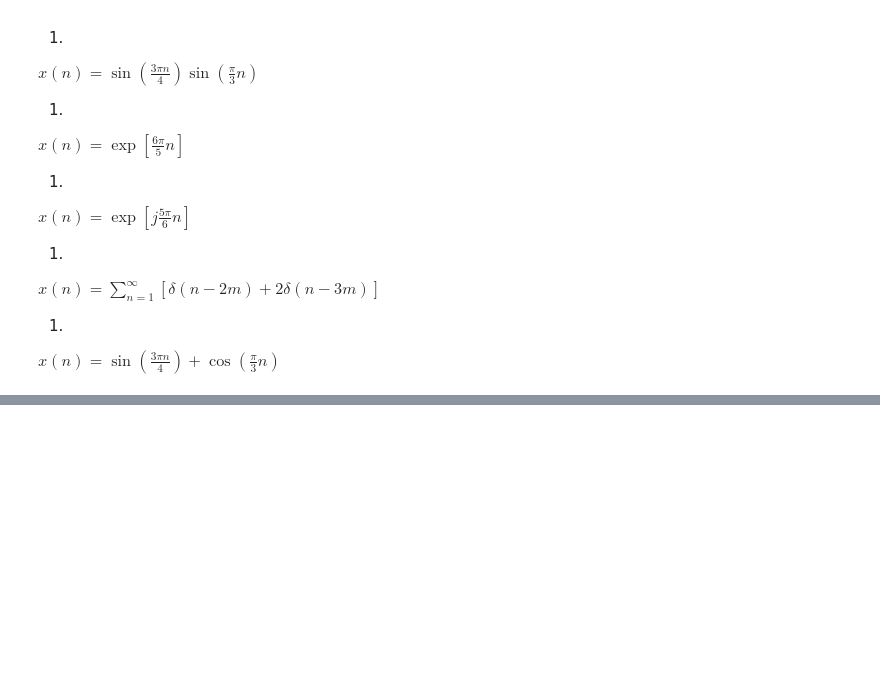
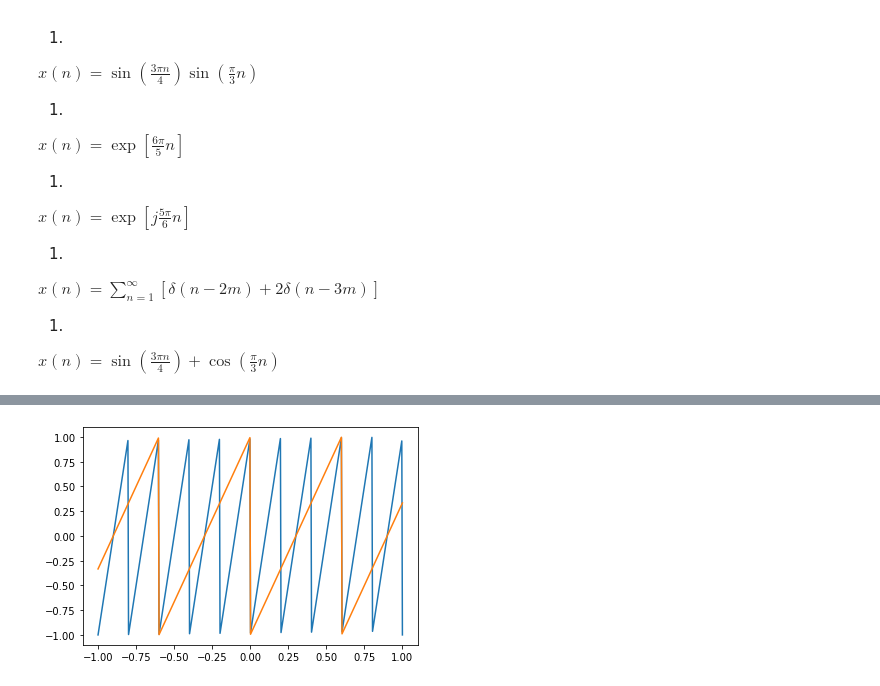
Before and after one commit to Pataweepr/ComEngMath2, a Jupyter notebook: (ComEngMath2)Lab4.ipynb, the cells around one changed output, grey strips where cells are left out. Drawn from its saved outputs; the diff is of its cells as text; code cells hidden in the pictures; blank space fills up the shorter version.

```diff
--- a/(ComEngMath2)Lab4.ipynb
+++ b/(ComEngMath2)Lab4.ipynb
@@ -120,0 +135,11 @@ $x(n) = \sin \left( \frac{3\pi n}{4}\right) + \cos \left( \frac{\pi}{3} n \right
+# %%
+t = np.linspace(-1, 1, 500)
+plt.plot(t, signal.sawtooth(2 * np.pi * 5 * t))
+
+scalring = 3
+## TODO : writing code time scaling
+
+plt.plot(t, signal.sawtooth(2 * np.pi * 5 * t/scalring))
+plt.show()
+# %% [output]
+[figure, added]
```
Also changed, not shown: parts of 11 cells of this notebook.
